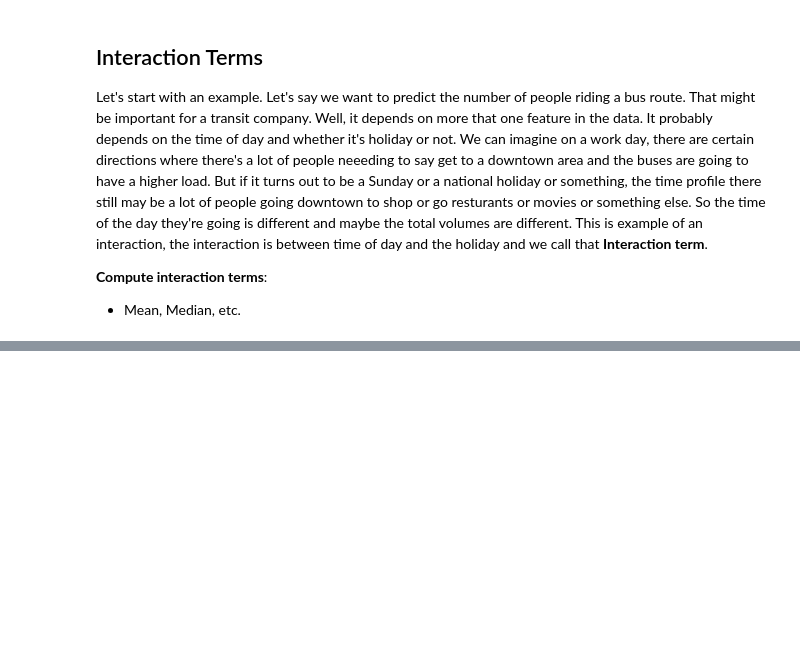
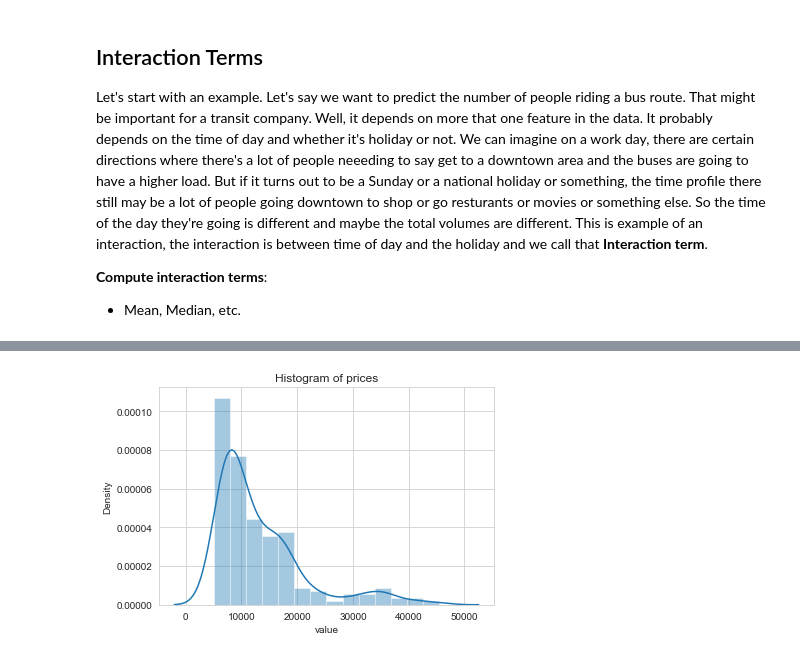
Before and after one commit to ruddysimon/Vehicle_price_prediction, a Jupyter notebook: Data_Prepration.ipynb, the cells around one changed output, grey strips where cells are left out. Saved outputs shown, nothing was run; the diff lists cells and outputs as text; code cells hidden in the pictures; blank space fills up the shorter version.

```diff
--- a/Data_Prepration.ipynb
+++ b/Data_Prepration.ipynb
@@ -204,0 +292,10 @@ Let's start with an example. Let's say we want to predict the number of people r
+# %%
+def hist_plot(vals, lab):
+    sns.distplot(vals)
+    plt.title("Histogram of "+ lab)
+    plt.xlabel("value")
+    plt.ylabel("Density")
+
+hist_plot(data['price'], 'prices')
+# %% [output]
+[figure, added]
```
Also changed, not shown: parts of 18 cells of this notebook.
